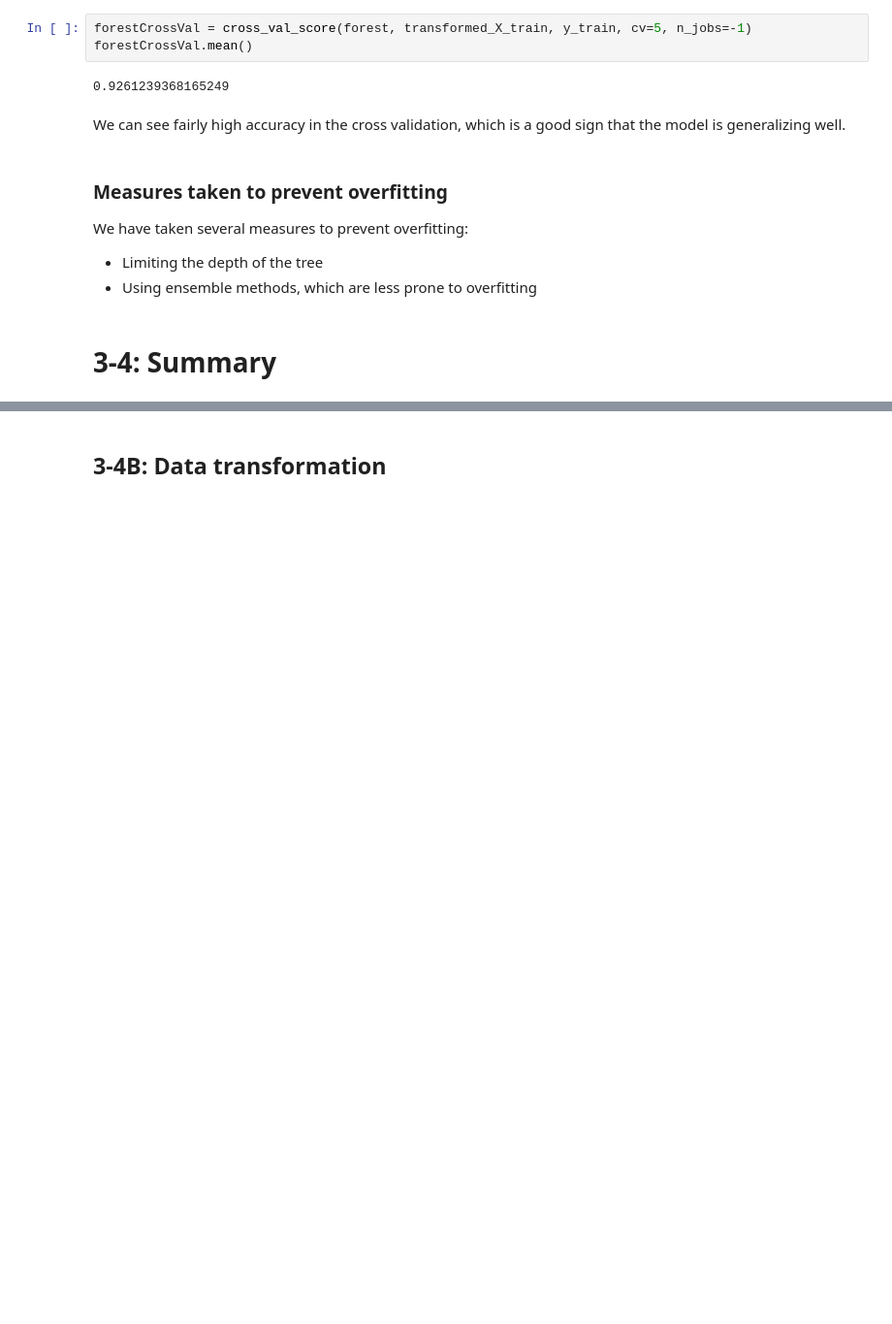
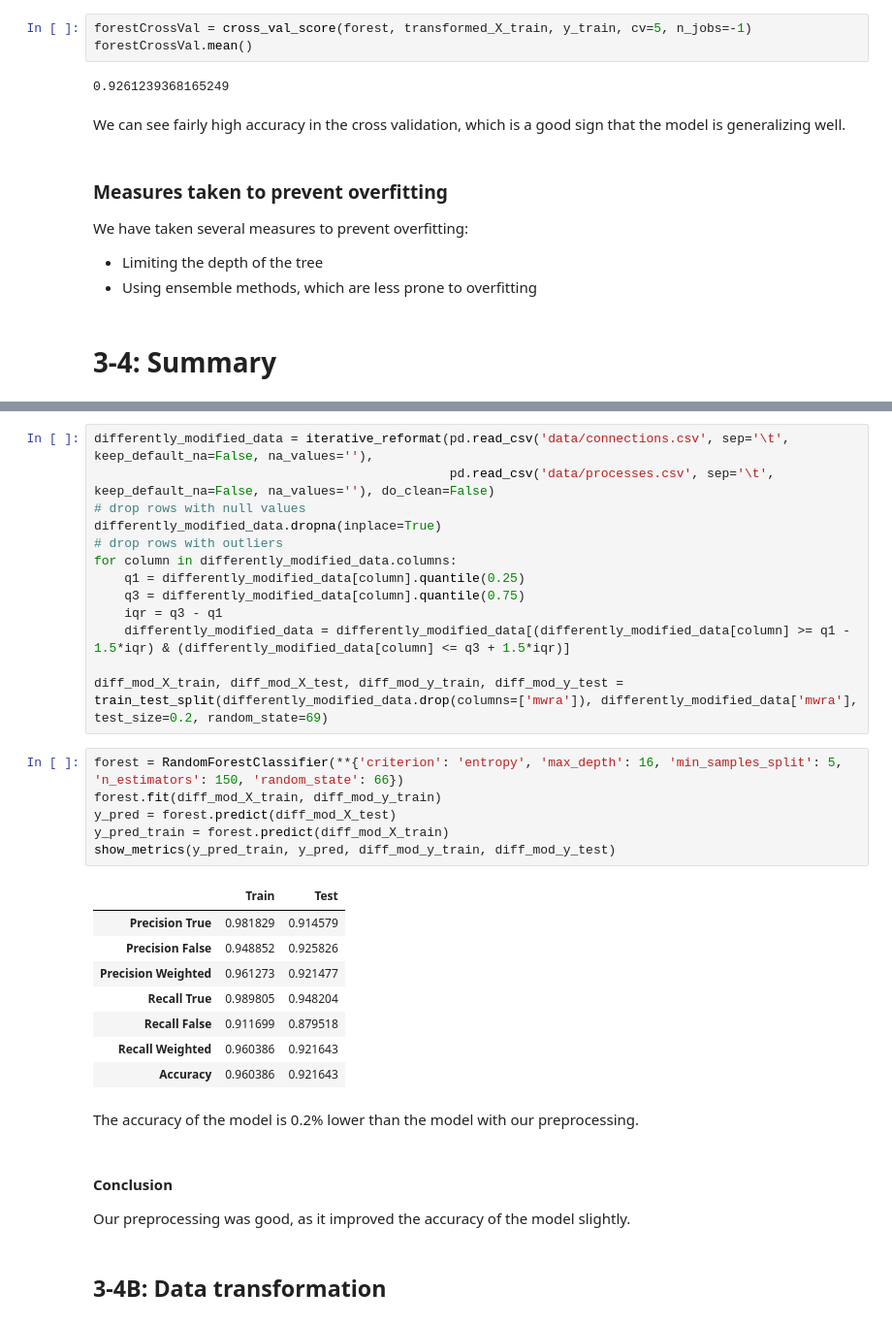
Before and after one commit to MartinH2k3/IAUProject, a Jupyter notebook: Phase3M.ipynb, the cells around one changed output, grey strips where cells are left out. Shown: that part at 97% size. Cells and saved outputs as stored; diff of their text form; blank space fills up the shorter version.

```diff
--- a/Phase3M.ipynb
+++ b/Phase3M.ipynb
@@ -975,2 +1021,35 @@ We have taken several measures to prevent overfitting:
+# %%
+differently_modified_data = iterative_reformat(pd.read_csv('data/connections.csv', sep='\t', keep_default_na=False, na_values=''),
+                                               pd.read_csv('data/processes.csv', sep='\t', keep_default_na=False, na_values=''), do_clean=False)
+# drop rows with null values
+differently_modified_data.dropna(inplace=True)
+# drop rows with outliers
+for column in differently_modified_data.columns:
+    q1 = differently_modified_data[column].quantile(0.25)
+    q3 = differently_modified_data[column].quantile(0.75)
+    iqr = q3 - q1
+    differently_modified_data = differently_modified_data[(differently_modified_data[column] >= q1 - 1.5*iqr) & (differently_modified_data[column] <= q3 + 1.5*iqr)]
+
+diff_mod_X_train, diff_mod_X_test, diff_mod_y_train, diff_mod_y_test = train_test_split(differently_modified_data.drop(columns=['mwra']), differently_modified_data['mwra'], test_size=0.2, random_state=69)
+# %%
+forest = RandomForestClassifier(**{'criterion': 'entropy', 'max_depth': 16, 'min_samples_split': 5, 'n_estimators': 150, 'random_state': 66})
+forest.fit(diff_mod_X_train, diff_mod_y_train)
+y_pred = forest.predict(diff_mod_X_test)
+y_pred_train = forest.predict(diff_mod_X_train)
+show_metrics(y_pred_train, y_pred, diff_mod_y_train, diff_mod_y_test)
+# %% [output]
+|  | Train | Test |
+| Precision True | 0.981829 | 0.914579 |
+| Precision False | 0.948852 | 0.925826 |
+| Precision Weighted | 0.961273 | 0.921477 |
+| Recall True | 0.989805 | 0.948204 |
+| Recall False | 0.911699 | 0.879518 |
+| Recall Weighted | 0.960386 | 0.921643 |
+| Accuracy | 0.960386 | 0.921643 |
+# %% [markdown]
+The accuracy of the model is 0.2% lower than the model with our preprocessing.
+# %% [markdown]
+#### Conclusion
+Our preprocessing was good, as it improved the accuracy of the model slightly.
 # %% [markdown]
 ## 3-4B: Data transformation
```
Also changed, not shown: parts of 31 cells of this notebook.
